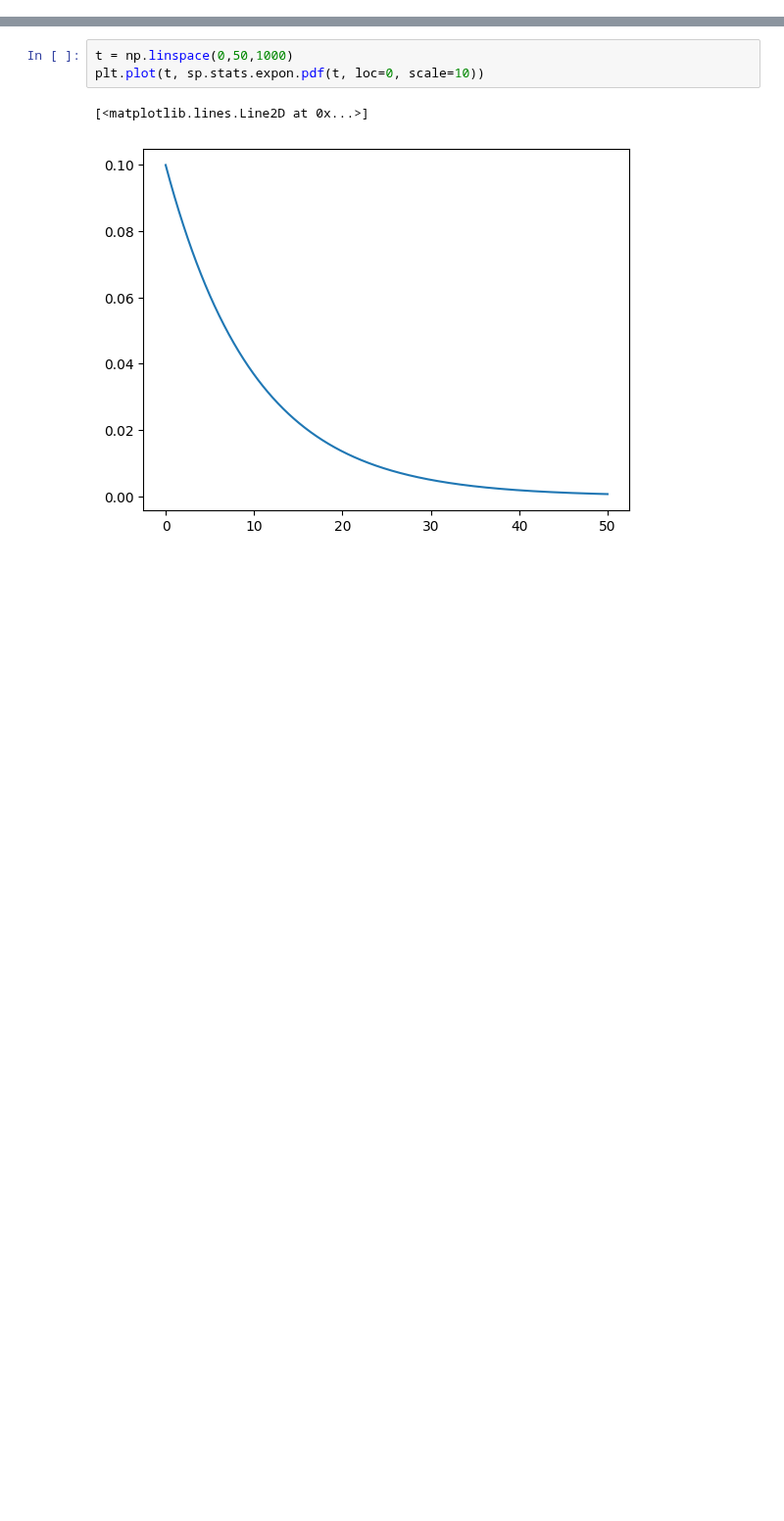
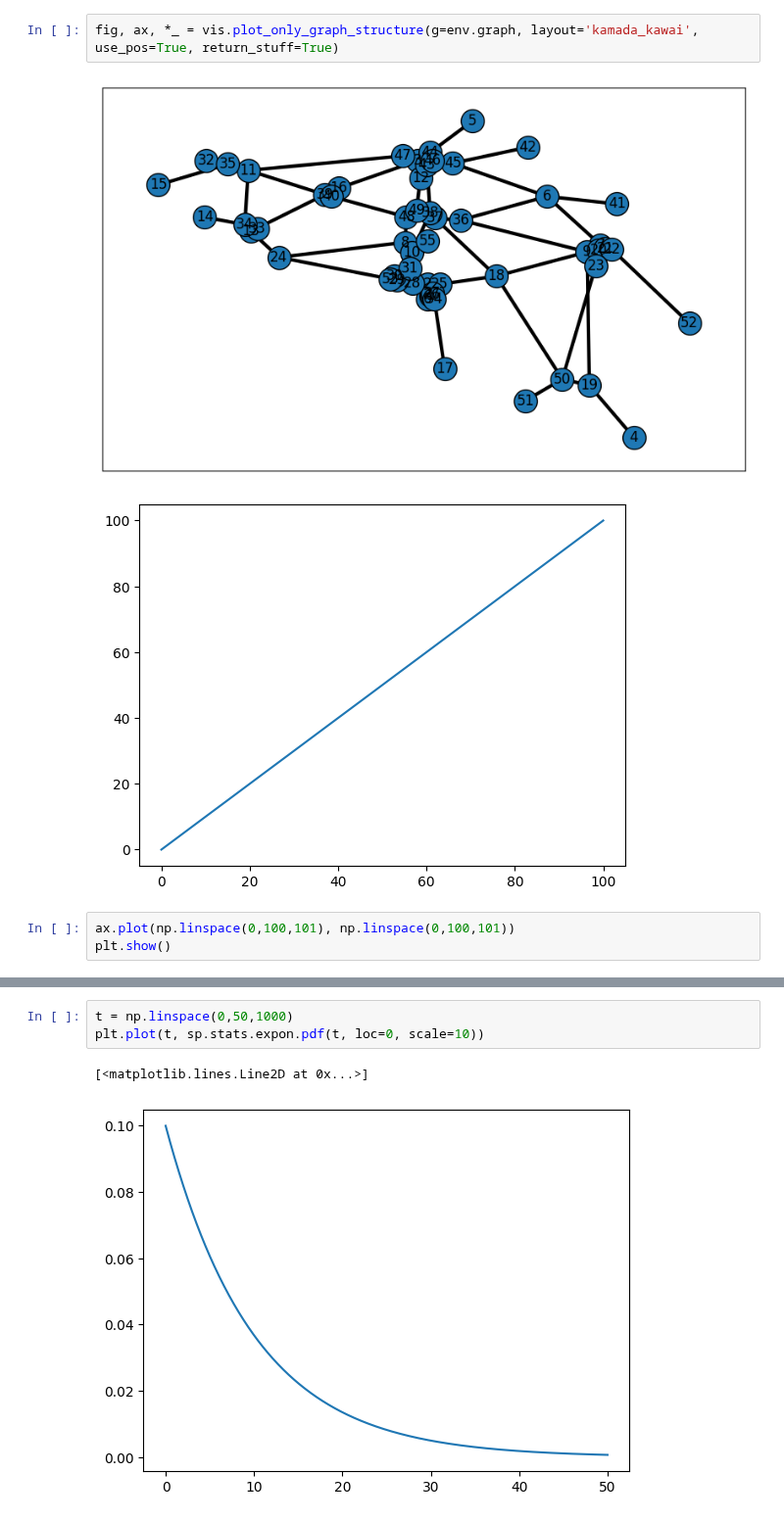
Before and after one commit to AI-for-Infrastructure-Management/imp-act, a Jupyter notebook: mytest.ipynb, the cells around one changed output, grey strips where cells are left out. Shown at 98% size. Cells and saved outputs as stored; diff of their text form; blank space fills up the shorter version.

```diff
--- a/mytest.ipynb
+++ b/mytest.ipynb
@@ -126 +69,9 @@ env.shocks
+# %%
+fig, ax, *_ = vis.plot_only_graph_structure(g=env.graph, layout='kamada_kawai', use_pos=True, return_stuff=True)
+# %% [output]
+[figure, added]
+[figure, added]
+# %%
+ax.plot(np.linspace(0,100,101), np.linspace(0,100,101))
+plt.show()
 # %%
```
Also changed, not shown: parts of 27 cells of this notebook, 4 other files.
